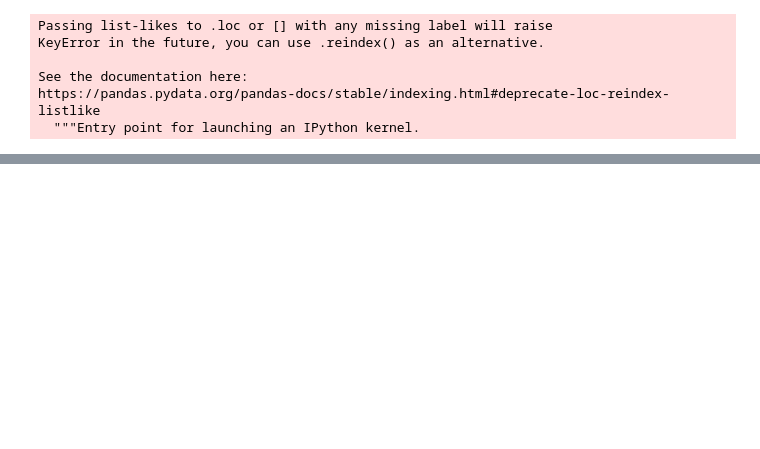
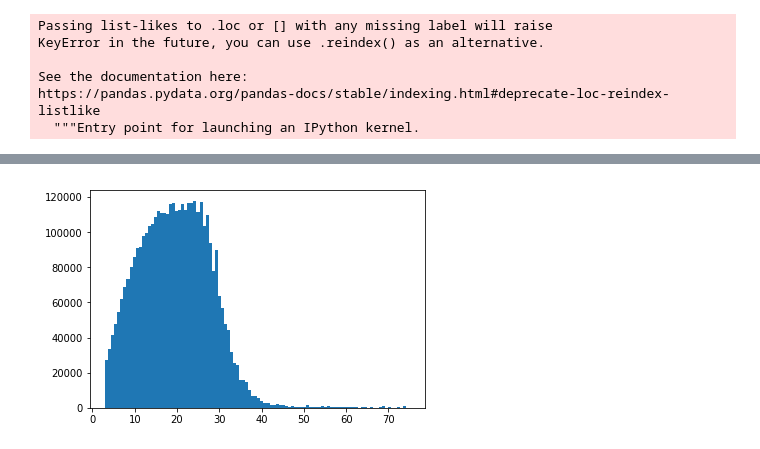
Before and after one commit to gingertom/buses, a Jupyter notebook: Data Exploration/GPS-speed/GPS-speed.ipynb, the cells around one changed output, grey strips where cells are left out. Saved outputs shown, nothing was run; the diff lists cells and outputs as text; code cells hidden in the pictures; blank space fills up the shorter version.

```diff
--- a/Data Exploration/GPS-speed/GPS-speed.ipynb
+++ b/Data Exploration/GPS-speed/GPS-speed.ipynb
@@ -472,2 +569,6 @@ se['speed_mph'] = se['real_length']/se['segment_duration'] * 2.237
+# %%
+plt.hist(se['speed_mph'], bins=100, range=(3,75));
+# %% [output]
+[figure, added]
 # %%
 plt.hist(se['speed_mph'], range=(0, 60), bins=61);
```
Also changed, not shown: parts of 104 cells of this notebook.
